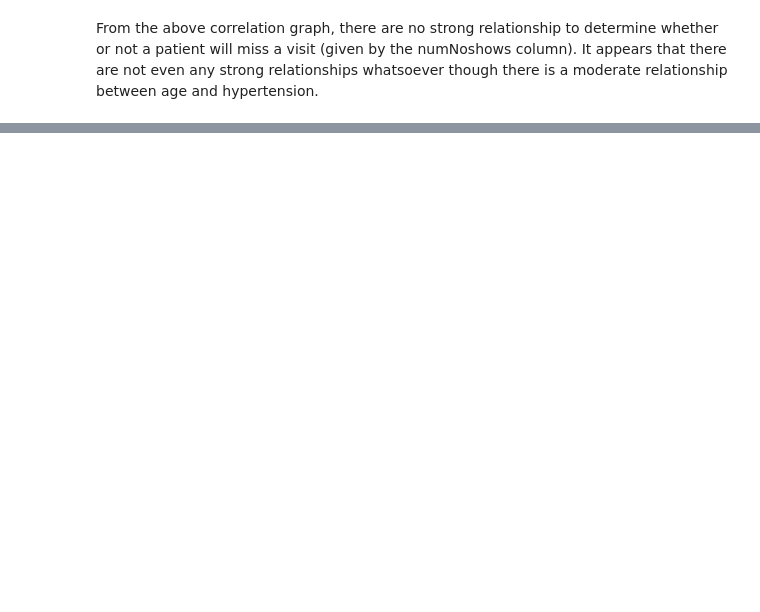
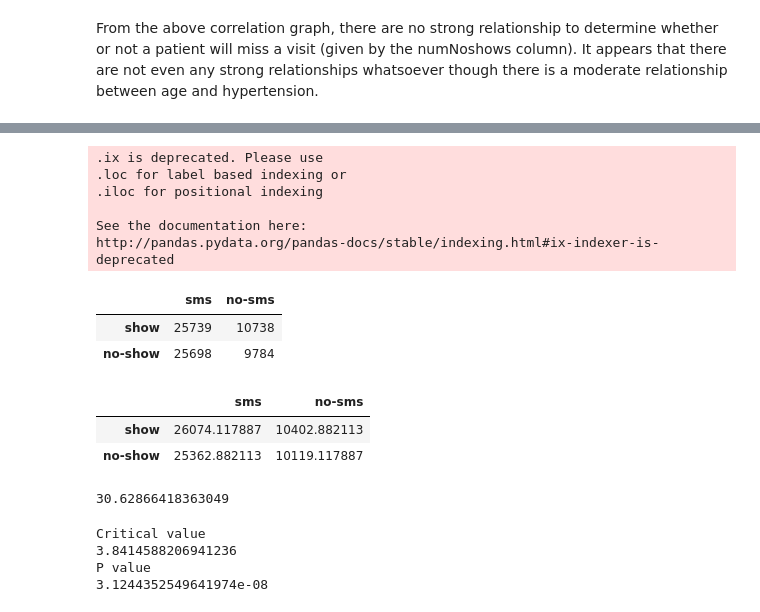
Before and after one commit to sandyabhat24/noShowup, a Jupyter notebook: noshowup.ipynb, the cells around one changed output, grey strips where cells are left out. Drawn from its saved outputs; the diff is of its cells as text; code cells hidden in the pictures; blank space fills up the shorter version.

```diff
--- a/noshowup.ipynb
+++ b/noshowup.ipynb
@@ -424,0 +569,55 @@ From the above correlation graph, there are no strong relationship to determine
+# %%
+sms_df = pd.DataFrame({"SMS":no_show['SMS_received'],"noshow":no_show['numNoshow']})
+sms_tab = pd.crosstab(sms_df.SMS, sms_df.noshow, margins = True)
+sms_tab.columns = ["sms","no-sms", "row_totals"]
+sms_tab.index = ["show","no-show","col_totals"]
+
+observed =sms_tab.ix[0:2,0:2]   # Get table without totals for later use
+observed
+# %% [output]
+.ix is deprecated. Please use
+.loc for label based indexing or
+.iloc for positional indexing
+
+See the documentation here:
+http://pandas.pydata.org/pandas-docs/stable/indexing.html#ix-indexer-is-deprecated
+|  | sms | no-sms |
+| show | 25739 | 10738 |
+| no-show | 25698 | 9784 |
+# %%
+count=no_show['SMS_received'].count()
+expected =  np.outer(sms_tab["row_totals"][0:2],
+                     sms_tab.ix["col_totals"][0:2]) / count
+expected = pd.DataFrame(expected)
+
+expected.columns = ["sms","no-sms"]
+expected.index = ["show","no-show"]
+
+expected
+# %% [output]
+|  | sms | no-sms |
+| show | 26074.117887 | 10402.882113 |
+| no-show | 25362.882113 | 10119.117887 |
+# %%
+chi_squared_stat = (((observed-expected)**2)/expected).sum().sum()
+
+print(chi_squared_stat)
+# %% [output]
+30.62866418363049
+# %%
+
+crit = stats.chi2.ppf(q = 0.95, # Find the critical value for 95% confidence* Find t
+                      df = 1)   # *
+
+print("Critical value")
+print(crit)
+
+p_value = 1 - stats.chi2.cdf(x=chi_squared_stat,  # Find the p-value
+                             df=1)
+print("P value")
+print(p_value)
+# %% [output]
+Critical value
+3.8414588206941236
+P value
+3.1244352549641974e-08
```
Also changed, not shown: parts of 31 cells of this notebook.
